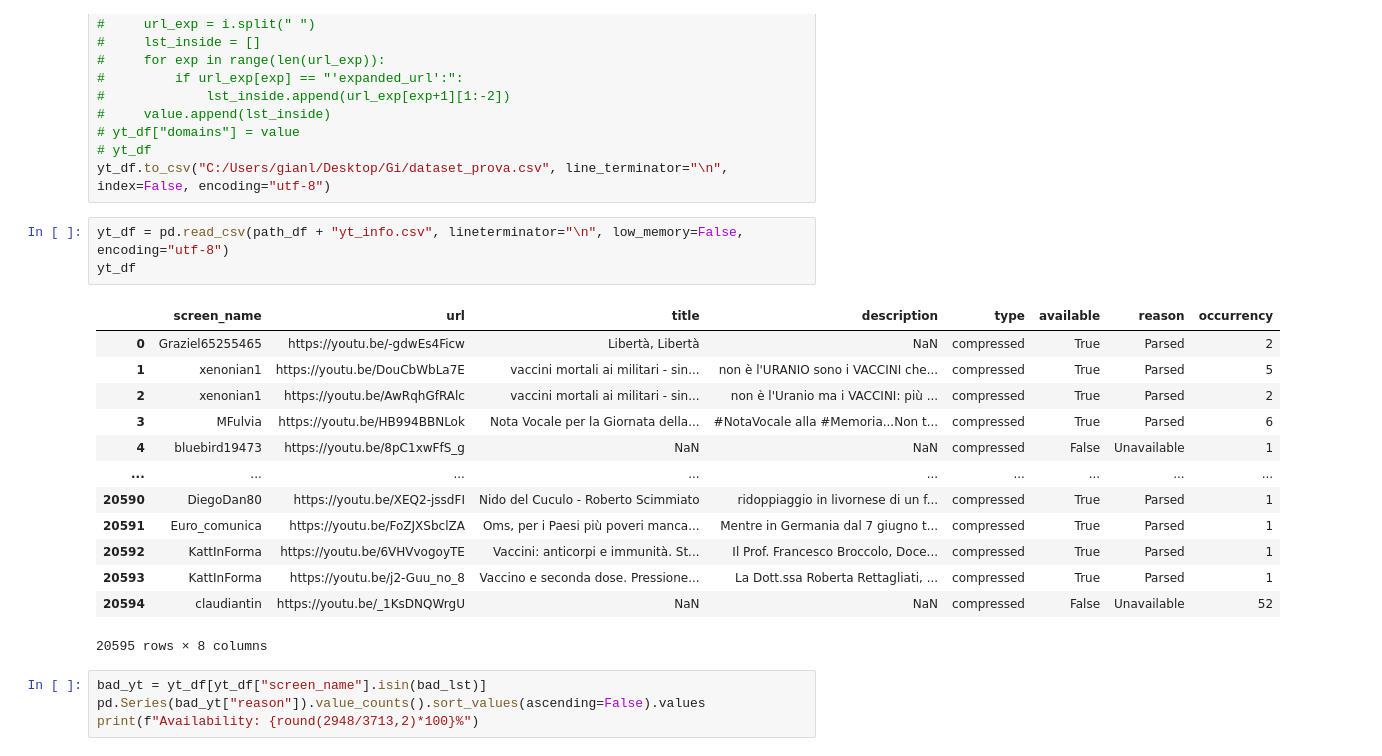
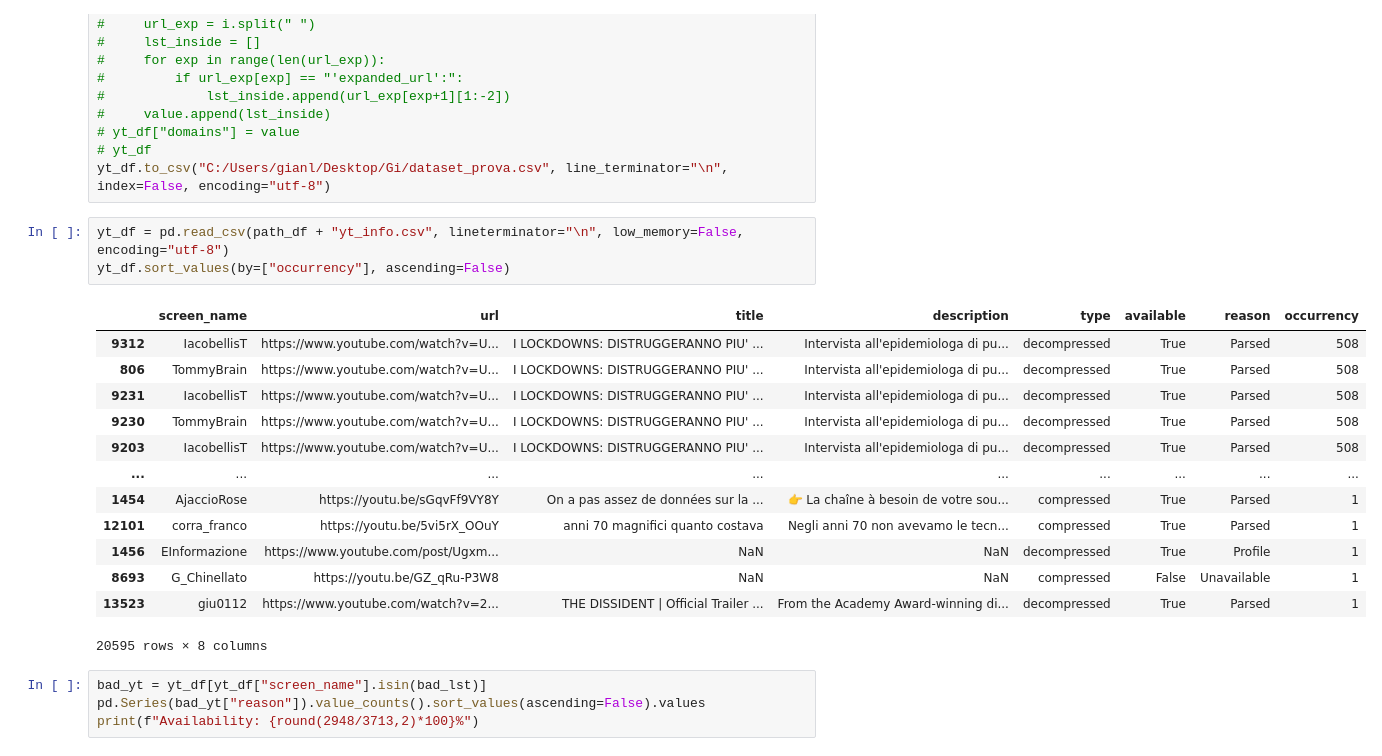
Before and after one commit to gi-ux/Vaccines_Discussion_Italy, a Jupyter notebook: Italian/10.Good_Vs_Bad.ipynb, the cells around one changed output. Saved outputs shown, nothing was run; the diff lists cells and outputs as text.

```diff
--- a/Laura/10.Good_Vs_Bad.ipynb
+++ b/Italian/10.Good_Vs_Bad.ipynb
@@ -378,20 +380,20 @@ Name: community, Length: 113, dtype: int64
 yt_df.to_csv("C:/Users/gianl/Desktop/Gi/dataset_prova.csv", line_terminator="\n", index=False, encoding="utf-8")
 # %%
 yt_df = pd.read_csv(path_df + "yt_info.csv", lineterminator="\n", low_memory=False, encoding="utf-8")
-yt_df
+yt_df.sort_values(by=["occurrency"], ascending=False)
 # %% [output]
 |  | screen_name | url | title | description | type | available | reason | occurrency |
-| 0 | Graziel65255465 | https://youtu.be/-gdwEs4Ficw | Libertà, Libertà | NaN | compressed | True | Parsed | 2 |
-| 1 | xenonian1 | https://youtu.be/DouCbWbLa7E | vaccini mortali ai militari - sin... | non è l'URANIO sono i VACCINI che... | compressed | True | Parsed | 5 |
-| 2 | xenonian1 | https://youtu.be/AwRqhGfRAlc | vaccini mortali ai militari - sin... | non è l'Uranio ma i VACCINI: più ... | compressed | True | Parsed | 2 |
-| 3 | MFulvia | https://youtu.be/HB994BBNLok | Nota Vocale per la Giornata della... | #NotaVocale alla #Memoria...Non t... | compressed | True | Parsed | 6 |
-| 4 | bluebird19473 | https://youtu.be/8pC1xwFfS_g | NaN | NaN | compressed | False | Unavailable | 1 |
+| 9312 | IacobellisT | https://www.youtube.com/watch?v=U... | I LOCKDOWNS: DISTRUGGERANNO PIU' ... | Intervista all'epidemiologa di pu... | decompressed | True | Parsed | 508 |
+| 806 | TommyBrain | https://www.youtube.com/watch?v=U... | I LOCKDOWNS: DISTRUGGERANNO PIU' ... | Intervista all'epidemiologa di pu... | decompressed | True | Parsed | 508 |
+| 9231 | IacobellisT | https://www.youtube.com/watch?v=U... | I LOCKDOWNS: DISTRUGGERANNO PIU' ... | Intervista all'epidemiologa di pu... | decompressed | True | Parsed | 508 |
+| 9230 | TommyBrain | https://www.youtube.com/watch?v=U... | I LOCKDOWNS: DISTRUGGERANNO PIU' ... | Intervista all'epidemiologa di pu... | decompressed | True | Parsed | 508 |
+| 9203 | IacobellisT | https://www.youtube.com/watch?v=U... | I LOCKDOWNS: DISTRUGGERANNO PIU' ... | Intervista all'epidemiologa di pu... | decompressed | True | Parsed | 508 |
 | ... | ... | ... | ... | ... | ... | ... | ... | ... |
-| 20590 | DiegoDan80 | https://youtu.be/XEQ2-jssdFI | Nido del Cuculo - Roberto Scimmiato | ridoppiaggio in livornese di un f... | compressed | True | Parsed | 1 |
-| 20591 | Euro_comunica | https://youtu.be/FoZJXSbclZA | Oms, per i Paesi più poveri manca... | Mentre in Germania dal 7 giugno t... | compressed | True | Parsed | 1 |
-| 20592 | KattInForma | https://youtu.be/6VHVvogoyTE | Vaccini: anticorpi e immunità. St... | Il Prof. Francesco Broccolo, Doce... | compressed | True | Parsed | 1 |
-| 20593 | KattInForma | https://youtu.be/j2-Guu_no_8 | Vaccino e seconda dose. Pressione... | La Dott.ssa Roberta Rettagliati, ... | compressed | True | Parsed | 1 |
-| 20594 | claudiantin | https://youtu.be/_1KsDNQWrgU | NaN | NaN | compressed | False | Unavailable | 52 |
+| 1454 | AjaccioRose | https://youtu.be/sGqvFf9VY8Y | On a pas assez de données sur la ... | 👉 La chaîne à besoin de votre sou... | compressed | True | Parsed | 1 |
+| 12101 | corra_franco | https://youtu.be/5vi5rX_OOuY | anni 70 magnifici quanto costava | Negli anni 70 non avevamo le tecn... | compressed | True | Parsed | 1 |
+| 1456 | EInformazione | https://www.youtube.com/post/Ugxm... | NaN | NaN | decompressed | True | Profile | 1 |
+| 8693 | G_Chinellato | https://youtu.be/GZ_qRu-P3W8 | NaN | NaN | compressed | False | Unavailable | 1 |
+| 13523 | giu0112 | https://www.youtube.com/watch?v=2... | THE DISSIDENT | Official Trailer ... | From the Academy Award-winning di... | decompressed | True | Parsed | 1 |
 20595 rows × 8 columns
 # %%
 bad_yt = yt_df[yt_df["screen_name"].isin(bad_lst)]
```
Also changed, not shown: parts of 10 cells of this notebook, 24 other files.
